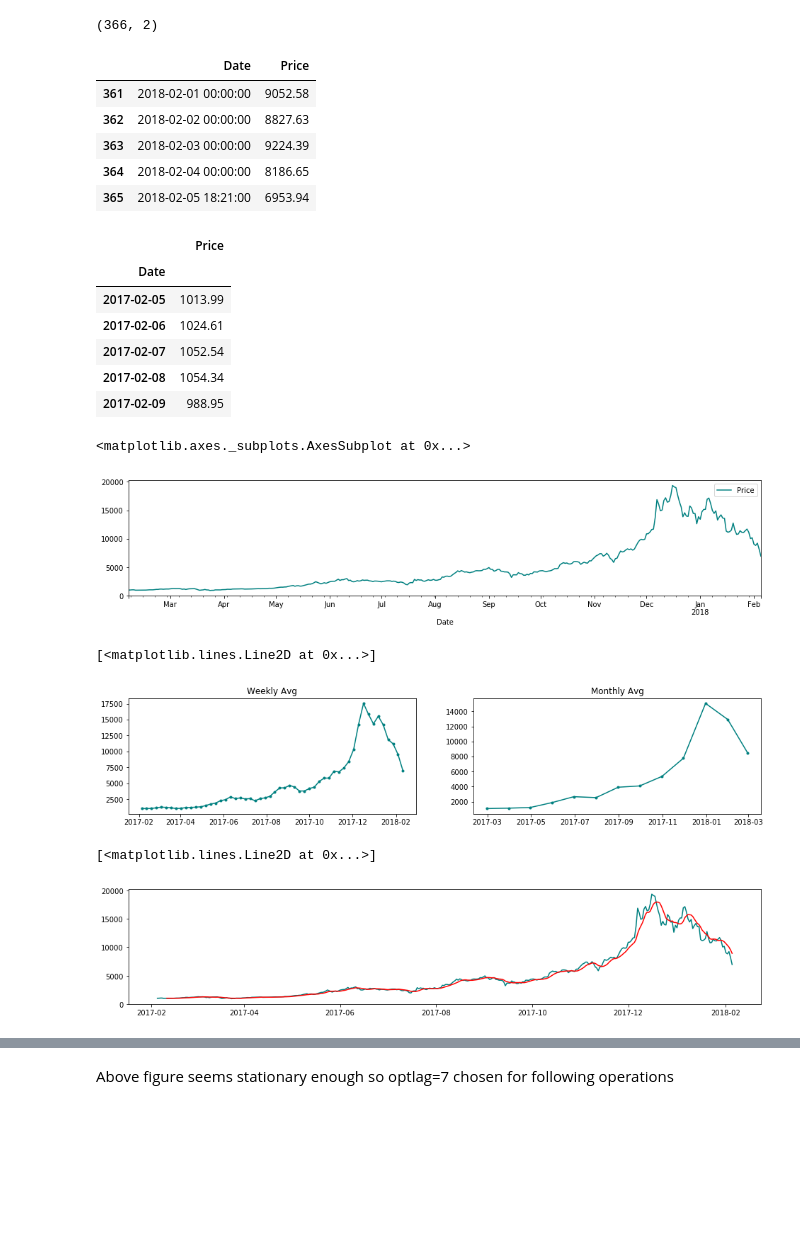
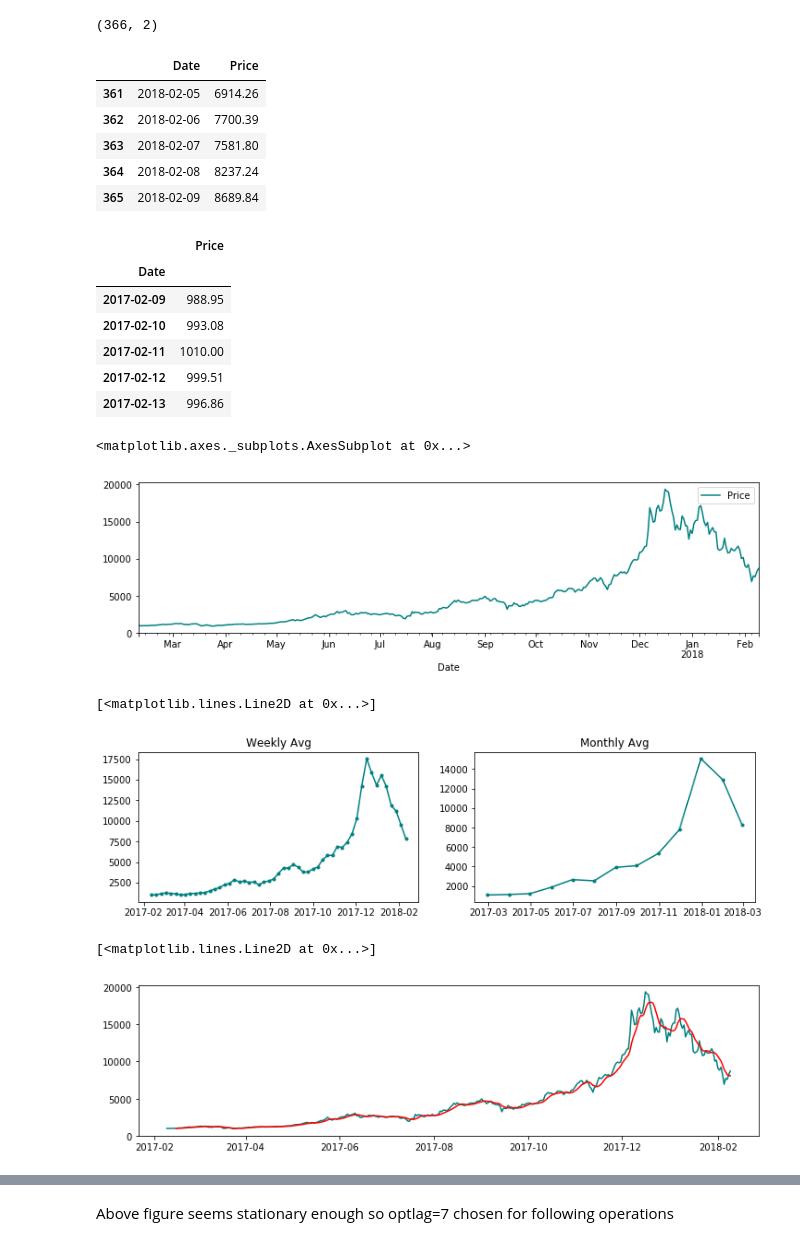
Before and after one commit to jessgess/Time_Series_Analysis_ARIMA, a Jupyter notebook: time_series.ipynb, the cells around one changed output, grey strips where cells are left out. Drawn from its saved outputs; the diff is of its cells as text; code cells hidden in the pictures; blank space fills up the shorter version.

```diff
--- a/time_series.ipynb
+++ b/time_series.ipynb
@@ -10,18 +10,18 @@ from statsmodels.api import tsa
 from sklearn.linear_model import LinearRegression
 from sklearn.metrics import mean_absolute_error, mean_squared_error
 # %%
-data = pd.read_csv('data/bitcoin_USD_close_data-2017-02-05_2018-02-05.csv',
+data = pd.read_csv('data/bitcoin_USD_close_data-2017-02-09_2018-02-09.csv',
                    parse_dates=['Date'])
 print(data.shape)
 data.tail()
 # %% [output]
 (366, 2)
 |  | Date | Price |
-| 361 | 2018-02-01 00:00:00 | 9052.58 |
-| 362 | 2018-02-02 00:00:00 | 8827.63 |
-| 363 | 2018-02-03 00:00:00 | 9224.39 |
-| 364 | 2018-02-04 00:00:00 | 8186.65 |
-| 365 | 2018-02-05 18:21:00 | 6953.94 |
+| 361 | 2018-02-05 | 6914.26 |
+| 362 | 2018-02-06 | 7700.39 |
+| 363 | 2018-02-07 | 7581.80 |
+| 364 | 2018-02-08 | 8237.24 |
+| 365 | 2018-02-09 | 8689.84 |
 # %%
 data['Date'] = data['Date'].dt.date
 data.set_index(pd.to_datetime(data['Date']), inplace=True)
@@ -30,20 +30,20 @@ data.head()
 # %% [output]
 |  | Price |
 | Date |  |
-| 2017-02-05 | 1013.99 |
-| 2017-02-06 | 1024.61 |
-| 2017-02-07 | 1052.54 |
-| 2017-02-08 | 1054.34 |
 | 2017-02-09 | 988.95 |
+| 2017-02-10 | 993.08 |
+| 2017-02-11 | 1010.00 |
+| 2017-02-12 | 999.51 |
+| 2017-02-13 | 996.86 |
 # %%
-data.plot(y='Price', color='teal', figsize=(16,3))
+data.plot(y='Price', color='teal', figsize=(12,3))
 # %% [output]
 <matplotlib.axes._subplots.AxesSubplot at 0x...>
-[figure, old version]
+[figure, new version]
 # %%
 price_weekly_avg = data.resample('W').apply(np.mean)
 price_monthly_avg = data.resample('M').apply(np.mean)
-plt.figure(figsize=(16,3))
+plt.figure(figsize=(12,3))
 plt.subplot(121)
 plt.title('Weekly Avg')
 plt.plot(price_weekly_avg.Price, "-o", markersize=3, color='teal')
@@ -52,15 +52,15 @@ plt.title('Monthly Avg')
 plt.plot(price_monthly_avg.Price, "-o", markersize=3, color='teal')
 # %% [output]
 [<matplotlib.lines.Line2D at 0x...>]
-[figure, old version]
+[figure, new version]
 # %%
 rolling_mean = data.Price.rolling(window=7, center=False).mean() #window of 7 (weekly avg) captures our data better
-plt.figure(figsize=(16,3))
+plt.figure(figsize=(12,3))
 plt.plot(data.Price, color='teal')
 plt.plot(rolling_mean, 'red')
 # %% [output]
 [<matplotlib.lines.Line2D at 0x...>]
-[figure, old version]
+[figure, new version]
 # %%
 lags = [7, 8, 10, 14, 17, 28, 30, 60, 90, 180]
 autocorrs = [data.Price.autocorr(lag=lag)
```
Also changed, not shown: parts of 25 cells of this notebook, 2 other files.
